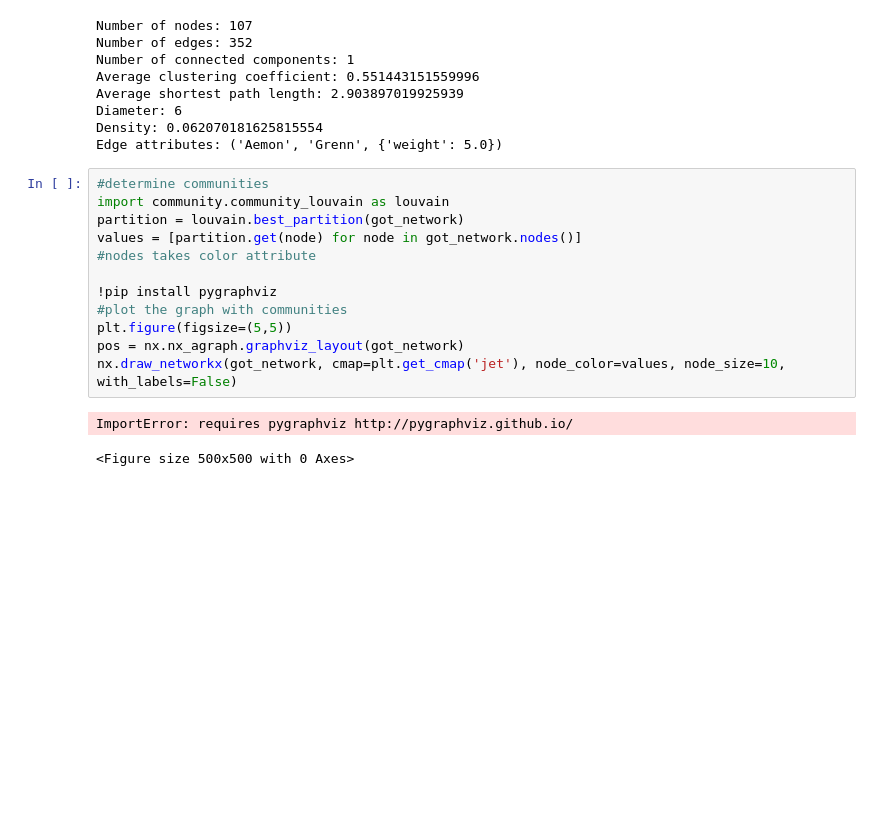
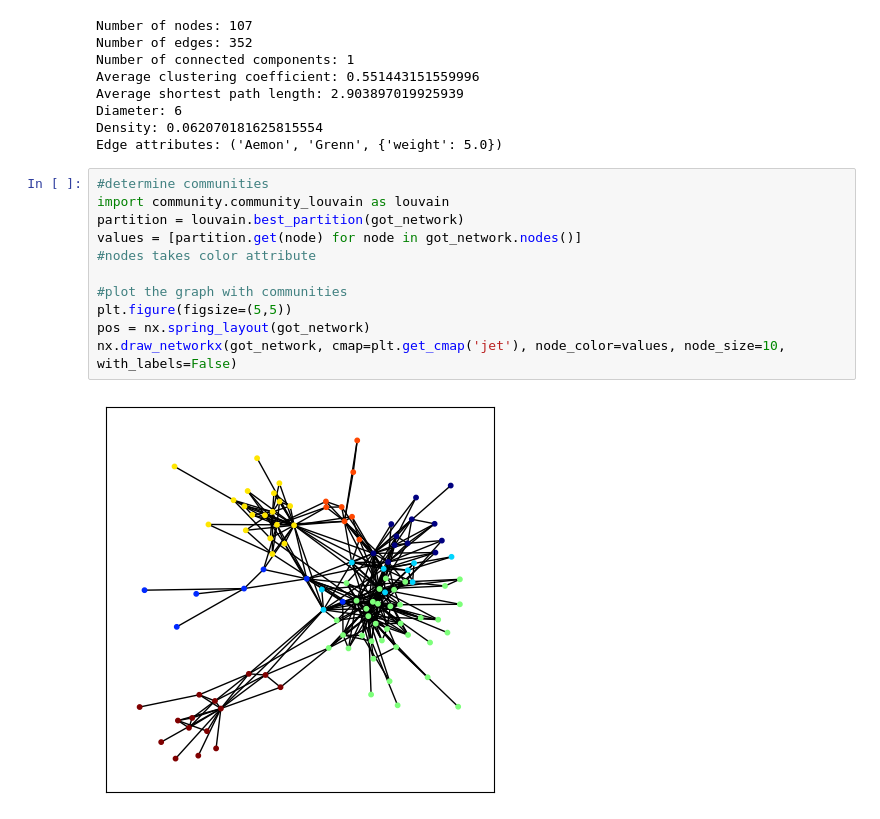
Before and after one commit to cmll2/social-network-project, a Jupyter notebook: got-project.ipynb, the cells around one changed output. Saved outputs shown, nothing was run; the diff lists cells and outputs as text; blank space fills up the shorter version.

```diff
--- a/got-project.ipynb
+++ b/got-project.ipynb
@@ -49,18 +56,16 @@ Edge attributes: ('Aemon', 'Grenn', {'weight': 5.0})
 # %%
 #determine communities
 import community.community_louvain as louvain
 partition = louvain.best_partition(got_network)
 values = [partition.get(node) for node in got_network.nodes()]
 #nodes takes color attribute
 
-!pip install pygraphviz
 #plot the graph with communities
 plt.figure(figsize=(5,5))
-pos = nx.nx_agraph.graphviz_layout(got_network)
+pos = nx.spring_layout(got_network)
 nx.draw_networkx(got_network, cmap=plt.get_cmap('jet'), node_color=values, node_size=10, with_labels=False)
 # %% [output]
-ImportError: requires pygraphviz http://pygraphviz.github.io/
-<Figure size 500x500 with 0 Axes>
+[figure, added]
 # %%
 plt.figure(figsize=(10,10))
 nx.draw_networkx(got_network, cmap=plt.get_cmap('jet'), node_color=values, node_size=10, with_labels=True)
```
Also changed, not shown: parts of 12 cells of this notebook.
